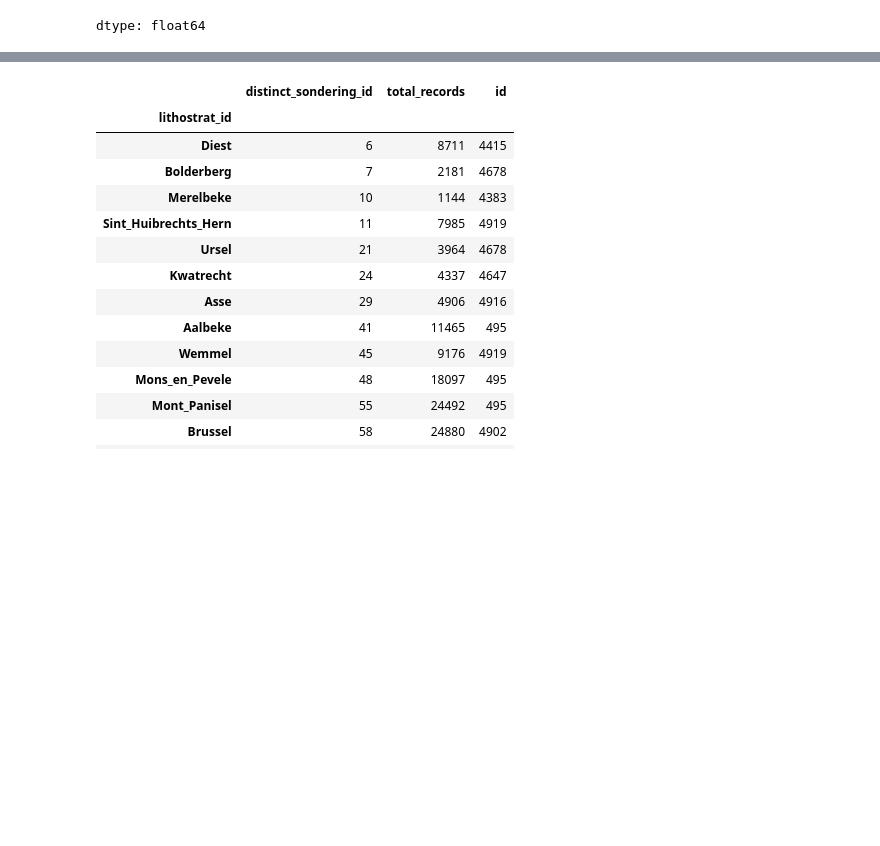
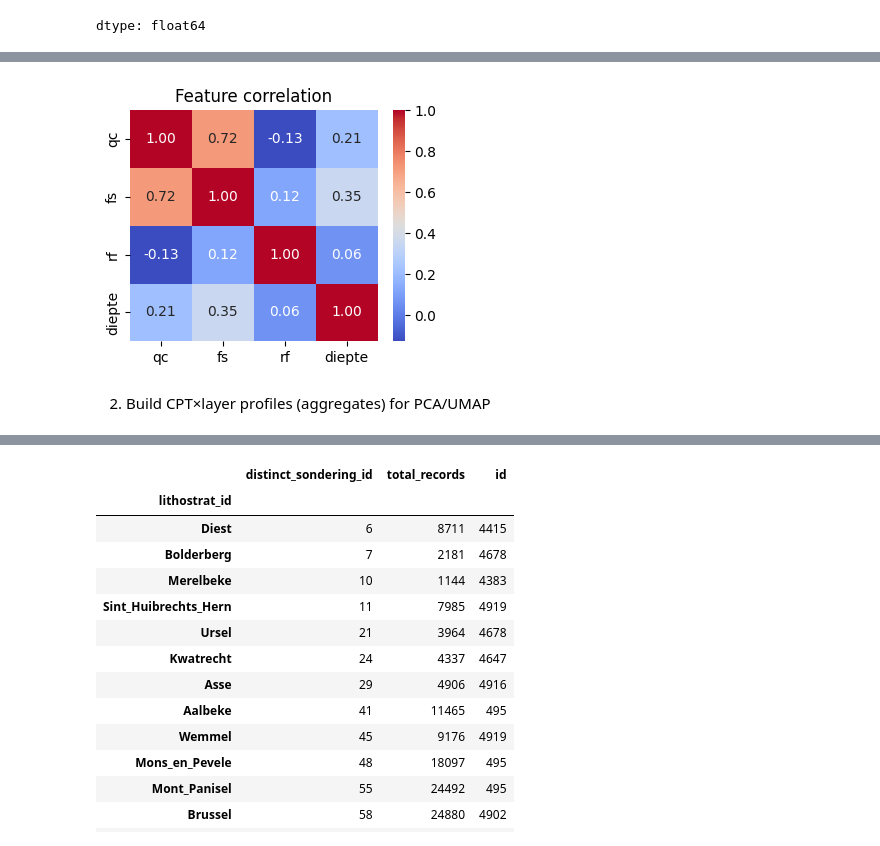
Before and after one commit to andrea-maza/PDS_MAEPS, a Jupyter notebook: PCA_Andrea_Maza.ipynb, the cells around one changed output, grey strips where cells are left out. Drawn from its saved outputs; the diff is of its cells as text; code cells hidden in the pictures; blank space fills up the shorter version.

```diff
--- a/PCA_Andrea_Maza.ipynb
+++ b/PCA_Andrea_Maza.ipynb
@@ -271,0 +490,13 @@ impt_layers_only['log_rf'] = np.log(impt_layers_only['rf'])
+# %%
+#Correlation among CPT features:
+corr = data_for_pca[['qc','fs','rf','diepte']].corr()
+plt.figure(figsize=(4,3))
+sns.heatmap(corr, annot=True, cmap='coolwarm', fmt='.2f'); plt.title('Feature correlation'); plt.show()
+
+
+#['x','y','start_sondering_mtaw','diepte_sondering_tot','diepte',
+  #          'diepte_mtaw','qc','fs','qtn','rf','fr','icn','sbt','ksbt',
+# %% [output]
+[figure, added]
+# %% [markdown]
+2) Build CPT×layer profiles (aggregates) for PCA/UMAP
```
Also changed, not shown: parts of 38 cells of this notebook.
